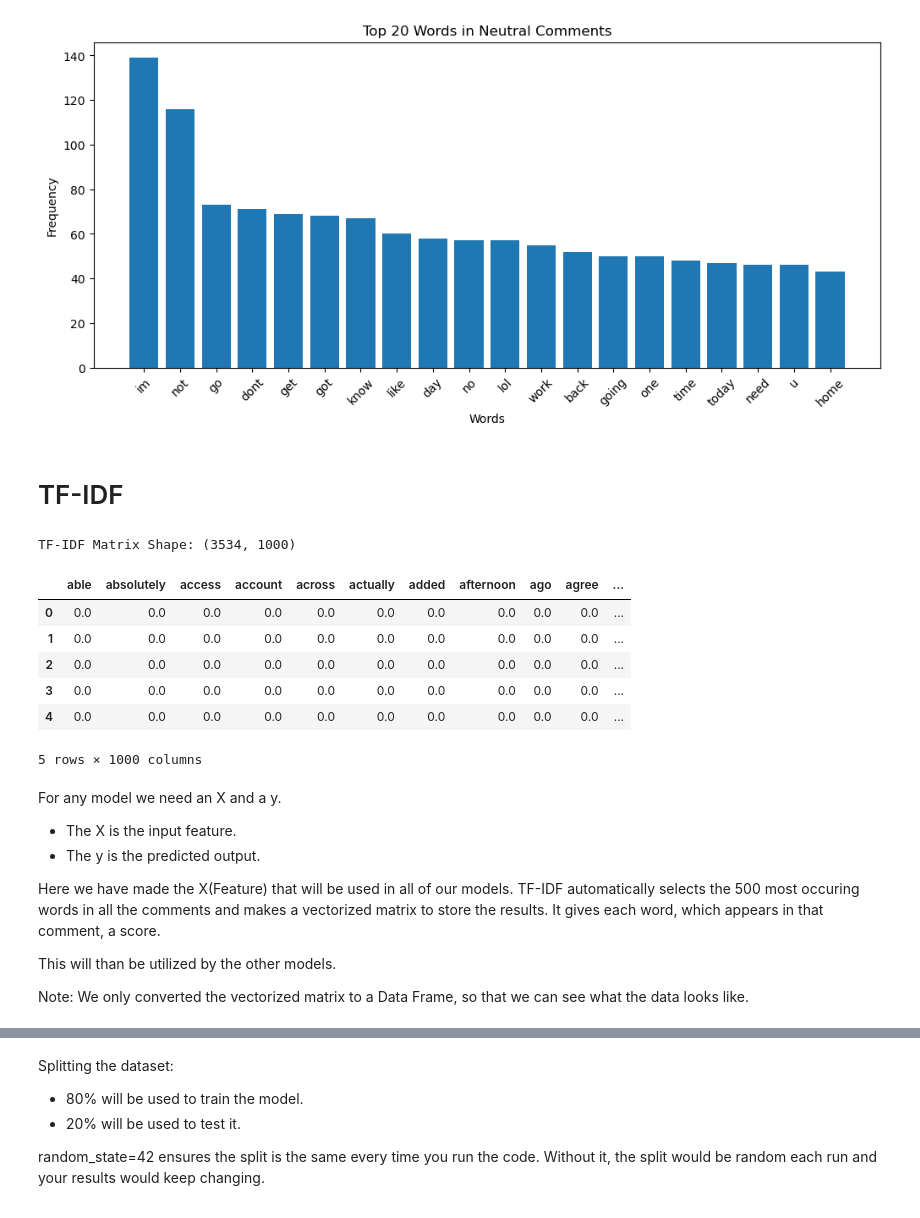
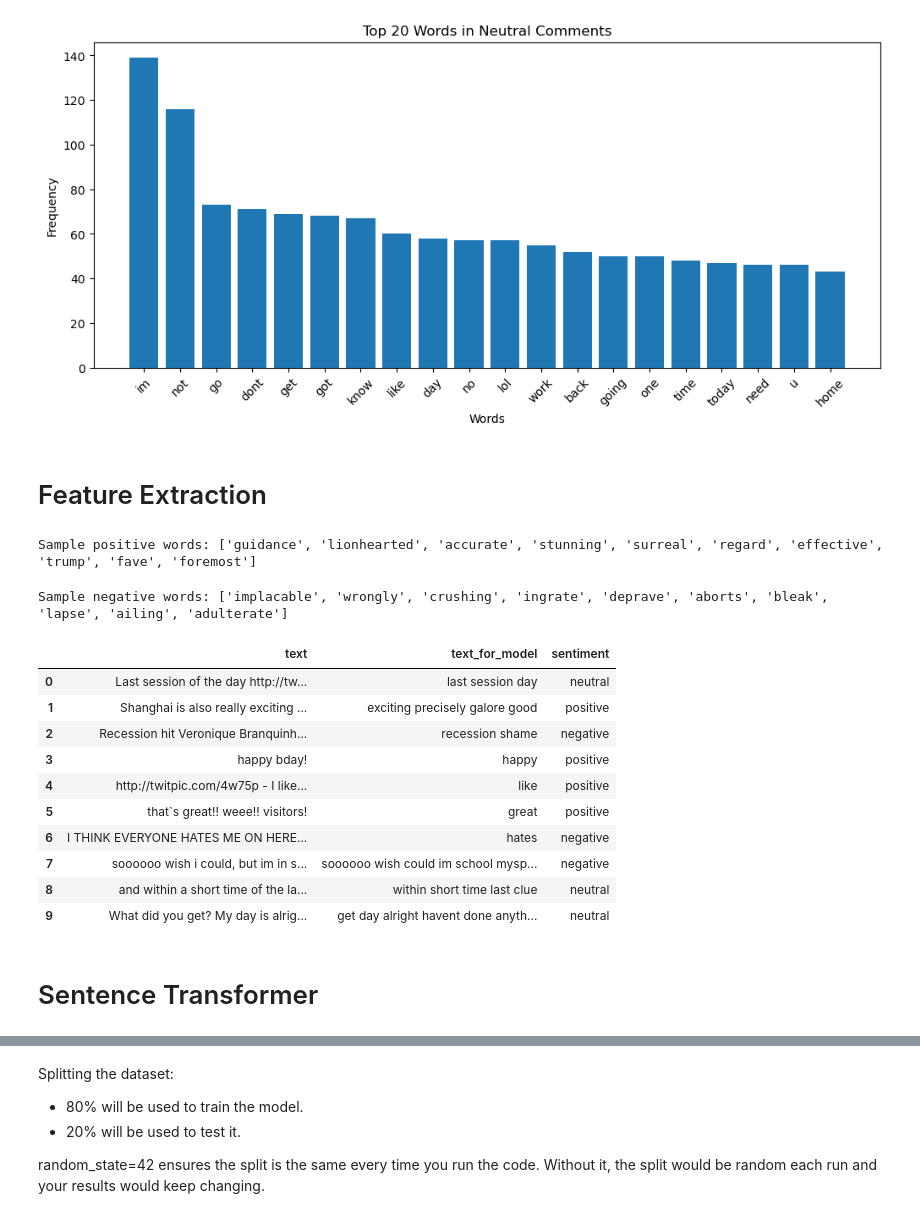
Before and after one commit to 2540007-cmd/Review-Analysis-Sentiment-Analysis, a Jupyter notebook: Sentiment Analysis.ipynb, the cells around one changed output, grey strips where cells are left out. Saved outputs shown, nothing was run; the diff lists cells and outputs as text; code cells hidden in the pictures.

```diff
--- a/Sentiment Analysis.ipynb
+++ b/Sentiment Analysis.ipynb
@@ -333,34 +341,51 @@ plt.xticks(rotation=45)
 plt.show()
 # %% [output]
 [figure]
+# %% [markdown]
+# Feature Extraction
+# %%
+positive_words = set(opinion_lexicon.positive())
+negative_words = set(opinion_lexicon.negative())
+# %%
+print("Sample positive words:", list(positive_words)[:10])
+# %% [output]
+Sample positive words: ['guidance', 'lionhearted', 'accurate', 'stunning', 'surreal', 'regard', 'effective', 'trump', 'fave', 'foremost']
+# %%
+print("Sample negative words:", list(negative_words)[:10])
+# %% [output]
+Sample negative words: ['implacable', 'wrongly', 'crushing', 'ingrate', 'deprave', 'aborts', 'bleak', 'lapse', 'ailing', 'adulterate']
+# %%
+def extract_sentiment_words(text):
+    text = str(text).lower()
+    text = re.sub(r"http\S+|www\S+", "", text)      # remove links
+    text = re.sub(r"@\w+", "", text)                # remove usernames
+    text = re.sub(r"[^a-zA-Z\s']", "", text)         # remove punctuation/numbers
+    words = text.split()
+
+    sentiment_words = [w for w in words if w in positive_words or w in negative_words]
+    return " ".join(sentiment_words)
+
+def get_text_for_embedding(row):
+    if row["sentiment_words"].strip() == "":
+        return row["clean_text"]          # fallback: use raw text instead of empty string
+    return row["sentiment_words"]
+
+df_1["sentiment_words"] = df_1["text"].apply(extract_sentiment_words)
+df_1["text_for_model"] = df_1.apply(get_text_for_embedding, axis=1)
+df_1[["text", "text_for_model", "sentiment"]].head(10)
+# %% [output]
+|  | text | text_for_model | sentiment |
+| 0 | Last session of the day http://tw... | last session day | neutral |
+| 1 | Shanghai is also really exciting ... | exciting precisely galore good | positive |
+| 2 | Recession hit Veronique Branquinh... | recession shame | negative |
+| 3 | happy bday! | happy | positive |
+| 4 | http://twitpic.com/4w75p - I like... | like | positive |
+| 5 | that`s great!! weee!! visitors! | great | positive |
+| 6 | I THINK EVERYONE HATES ME ON HERE... | hates | negative |
+| 7 | soooooo wish i could, but im in s... | soooooo wish could im school mysp... | negative |
+| 8 | and within a short time of the la... | within short time last clue | neutral |
+| 9 | What did you get? My day is alrig... | get day alright havent done anyth... | neutral |
 # %% [markdown]
-# TF-IDF
+# Sentence Transformer
 # %%
-vectorizer = TfidfVectorizer(max_features=1000)
-X = vectorizer.fit_transform(df_1["clean_text"])
-
-tfidf_df = pd.DataFrame(X.toarray(), columns=vectorizer.get_feature_names_out())
-
-print("TF-IDF Matrix Shape:", tfidf_df.shape)
-tfidf_df.head()
+embed_model = SentenceTransformer('all-mpnet-base-v2')  # fast, 384-dim, good baseline
-# %% [output]
-TF-IDF Matrix Shape: (3534, 1000)
-|  | able | absolutely | access | account | across | actually | added | afternoon | ago | agree | ... |
-| 0 | 0.0 | 0.0 | 0.0 | 0.0 | 0.0 | 0.0 | 0.0 | 0.0 | 0.0 | 0.0 | ... |
-| 1 | 0.0 | 0.0 | 0.0 | 0.0 | 0.0 | 0.0 | 0.0 | 0.0 | 0.0 | 0.0 | ... |
-| 2 | 0.0 | 0.0 | 0.0 | 0.0 | 0.0 | 0.0 | 0.0 | 0.0 | 0.0 | 0.0 | ... |
-| 3 | 0.0 | 0.0 | 0.0 | 0.0 | 0.0 | 0.0 | 0.0 | 0.0 | 0.0 | 0.0 | ... |
-| 4 | 0.0 | 0.0 | 0.0 | 0.0 | 0.0 | 0.0 | 0.0 | 0.0 | 0.0 | 0.0 | ... |
-5 rows × 1000 columns
-# %% [markdown]
-For any model we need an X and a y.
-- The X is the input feature.
-- The y is the predicted output.
-
-Here we have made the X(Feature) that will be used in all of our models.
-TF-IDF automatically selects the 500 most occuring words in all the comments and makes a vectorized matrix to store the results.
-It gives each word, which appears in that comment, a score.
-
-This will than be utilized by the other models.
-
-Note: We only converted the vectorized matrix to a Data Frame, so that we can see what the data looks like.
```
Also changed, not shown: parts of 18 cells of this notebook, 1 other file.
